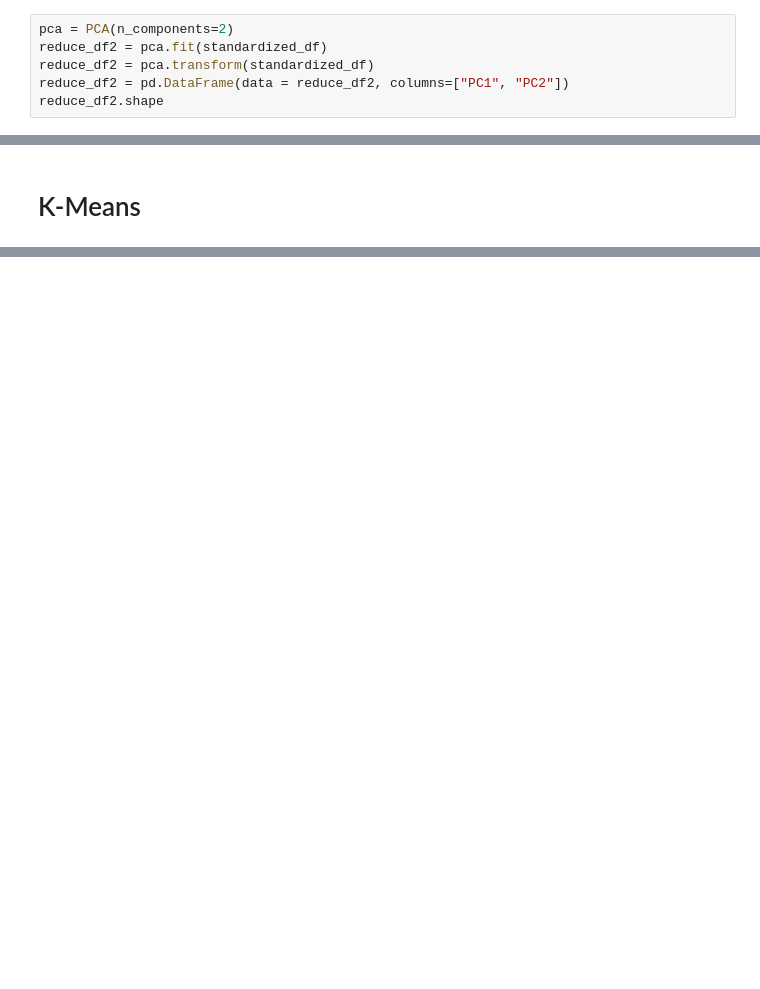
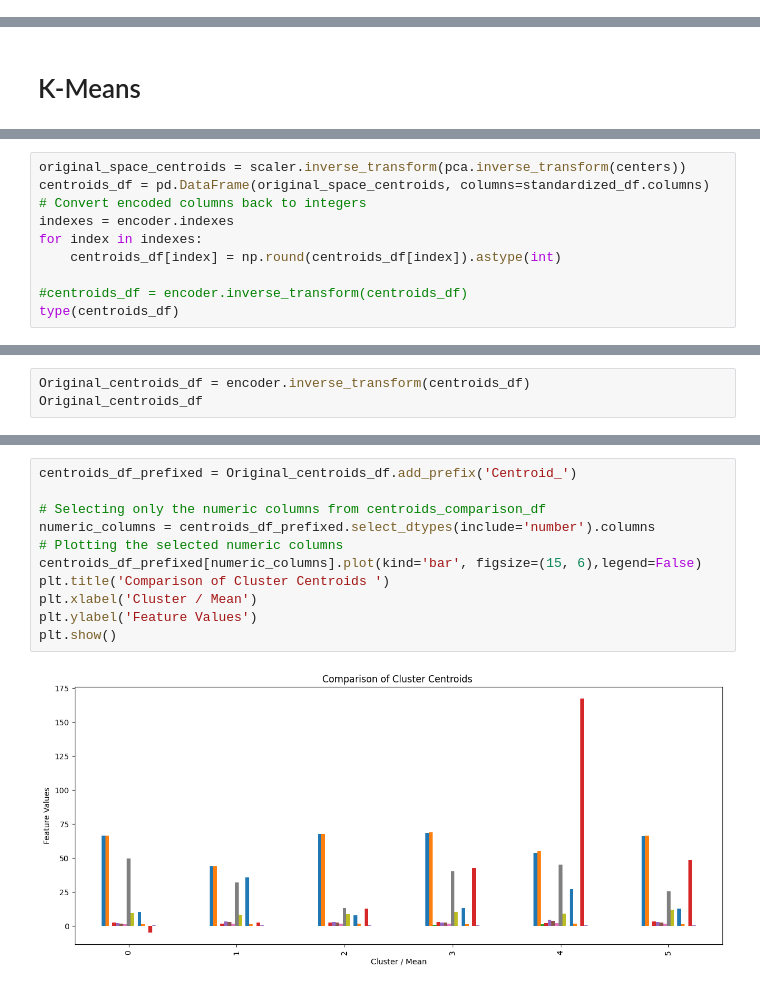
Before and after one commit to HavingFunLearning/PatientSegmentationCancer, a Jupyter notebook: notebook.ipynb, the cells around one changed output, grey strips where cells are left out. Cells and saved outputs as stored; diff of their text form; blank space fills up the shorter version.

```diff
--- a/notebook.ipynb
+++ b/notebook.ipynb
@@ -150,6 +204,0 @@ Now for visualization reasons, let's use again the PCA with n_components = 2 and
-# %%
-pca = PCA(n_components=2)
-reduce_df2 = pca.fit(standardized_df)
-reduce_df2 = pca.transform(standardized_df)
-reduce_df2 = pd.DataFrame(data = reduce_df2, columns=["PC1", "PC2"])
-reduce_df2.shape
@@ -295,0 +340,10 @@ plt.show()
+# %%
+original_space_centroids = scaler.inverse_transform(pca.inverse_transform(centers))
+centroids_df = pd.DataFrame(original_space_centroids, columns=standardized_df.columns)
+# Convert encoded columns back to integers
+indexes = encoder.indexes
+for index in indexes:
+    centroids_df[index] = np.round(centroids_df[index]).astype(int)
+
+#centroids_df = encoder.inverse_transform(centroids_df)
+type(centroids_df)
@@ -295,0 +362,3 @@ plt.show()
+# %%
+Original_centroids_df = encoder.inverse_transform(centroids_df)
+Original_centroids_df
@@ -295,0 +387,13 @@ plt.show()
+# %%
+centroids_df_prefixed = Original_centroids_df.add_prefix('Centroid_')
+
+# Selecting only the numeric columns from centroids_comparison_df
+numeric_columns = centroids_df_prefixed.select_dtypes(include='number').columns
+# Plotting the selected numeric columns
+centroids_df_prefixed[numeric_columns].plot(kind='bar', figsize=(15, 6),legend=False)
+plt.title('Comparison of Cluster Centroids ')
+plt.xlabel('Cluster / Mean')
+plt.ylabel('Feature Values')
+plt.show()
+# %% [output]
+[figure, added]
```
Also changed, not shown: parts of 54 cells of this notebook.
